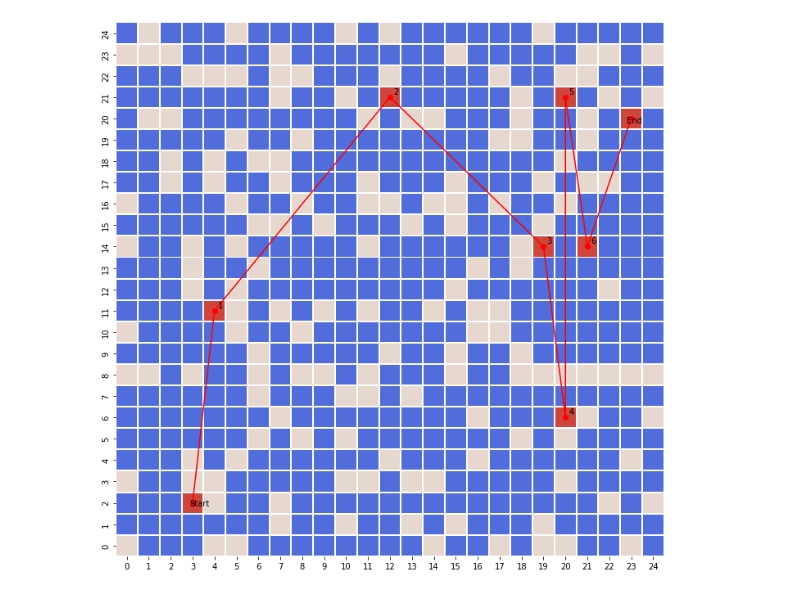
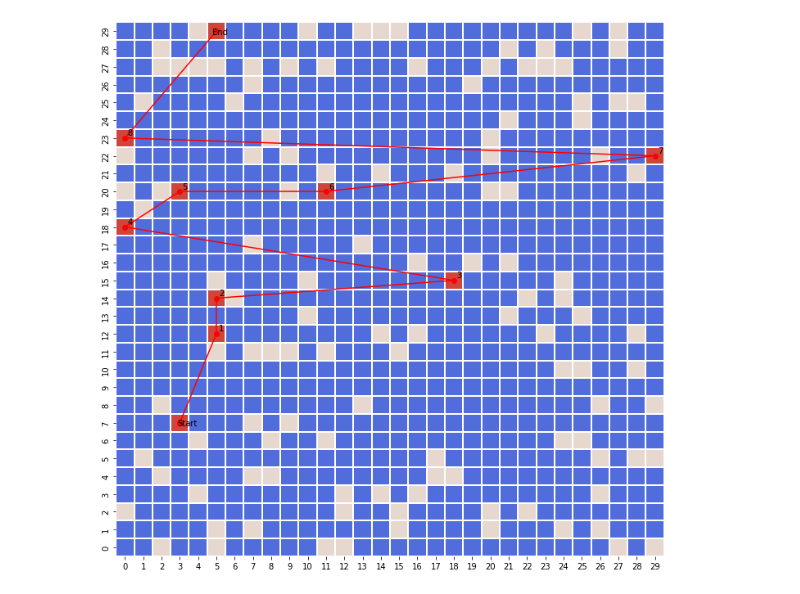
Before and after one commit to giorgio-angelo-esposito/Orienteering_GA, a Jupyter notebook: Orieentiring_GA.ipynb, the cells around one changed output. Saved outputs shown, nothing was run; the diff lists cells and outputs as text; code cells hidden in the pictures.

```diff
--- a/Orieentiring_GA.ipynb
+++ b/Orieentiring_GA.ipynb
@@ -176,7 +176,7 @@ class Map:
 
     copia = map.copy()
     moves = [[0, -1], [-1, 0], [0, 1], [1, 0]]
-    point = cp_list[0]
+    point = self.getControlPointList()[0]
 
     for m in individual.path:
       point = [point[0] + moves[m][0], point[1] + moves[m][1]]
@@ -213,11 +213,11 @@ class Map:
     #show the plot
     plt.show()
 # %%
-map = Map(25,25,180,8)
+map = Map(30,30,130,10)
 mappa, lanterne = map.create_map()
 map.visualizeMap(mappa)
 # %% [output]
-[figure, old version]
+[figure, new version]
 # %%
 cp_list = map.getControlPointList()
 cp_list
```
Also changed, not shown: parts of 41 cells of this notebook.
